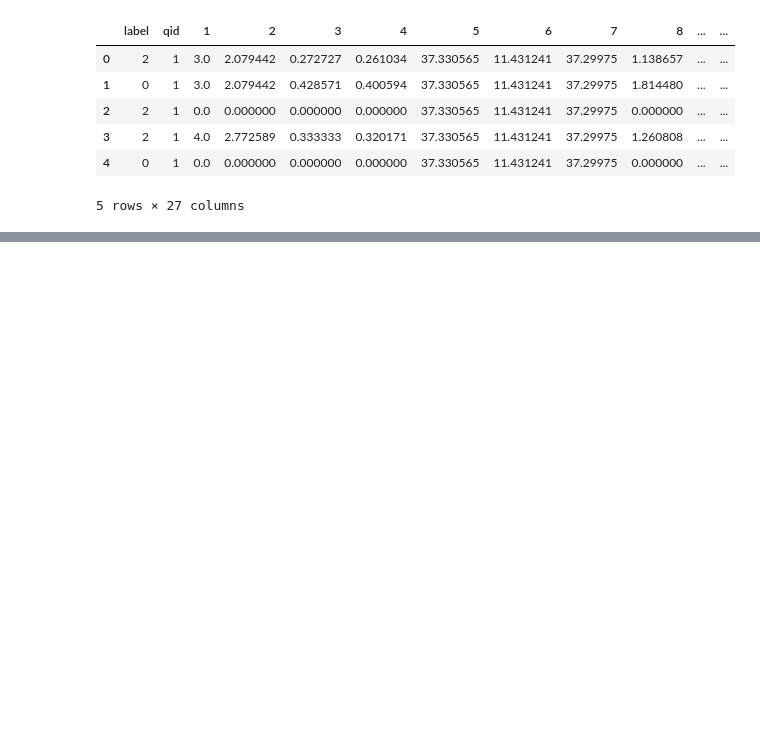
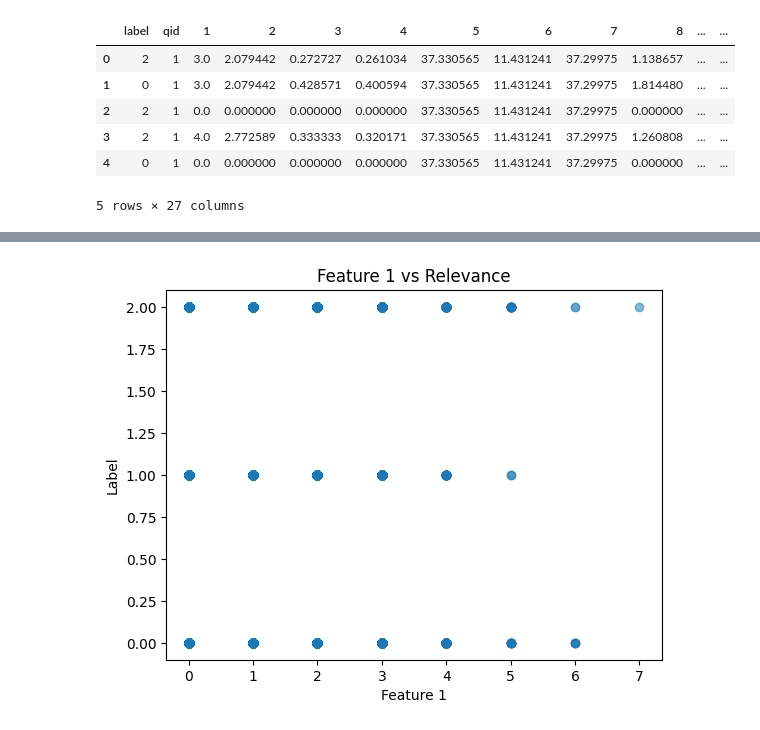
Before and after one commit to riaduddin/ml_projects, a Jupyter notebook: first_project/testing.ipynb, the cells around one changed output, grey strips where cells are left out. Saved outputs shown, nothing was run; the diff lists cells and outputs as text; code cells hidden in the pictures; blank space fills up the shorter version.

```diff
--- a/first_project/testing.ipynb
+++ b/first_project/testing.ipynb
@@ -47,0 +108,8 @@ df.head()
+# %%
+plt.scatter(df['1'], df['label'], alpha=0.3)
+plt.title("Feature 1 vs Relevance")
+plt.xlabel("Feature 1")
+plt.ylabel("Label")
+plt.show()
+# %% [output]
+[figure, added]
```
Also changed, not shown: parts of 6 cells of this notebook.
